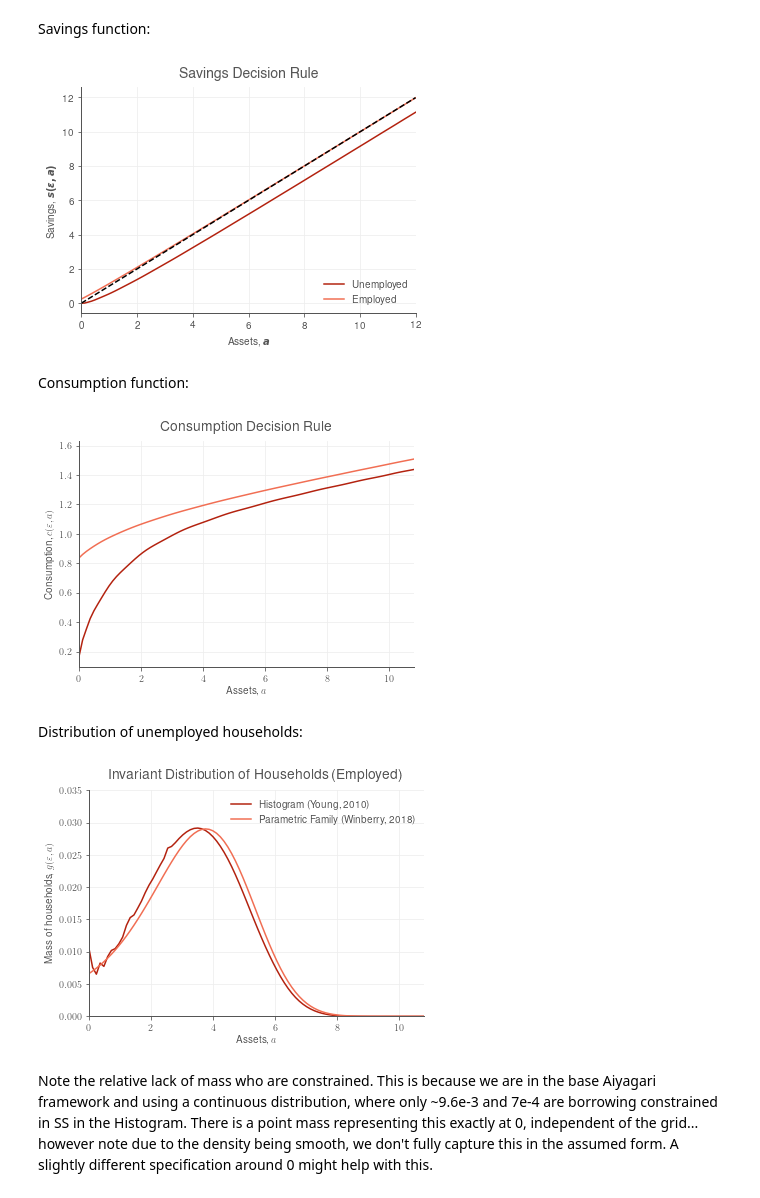
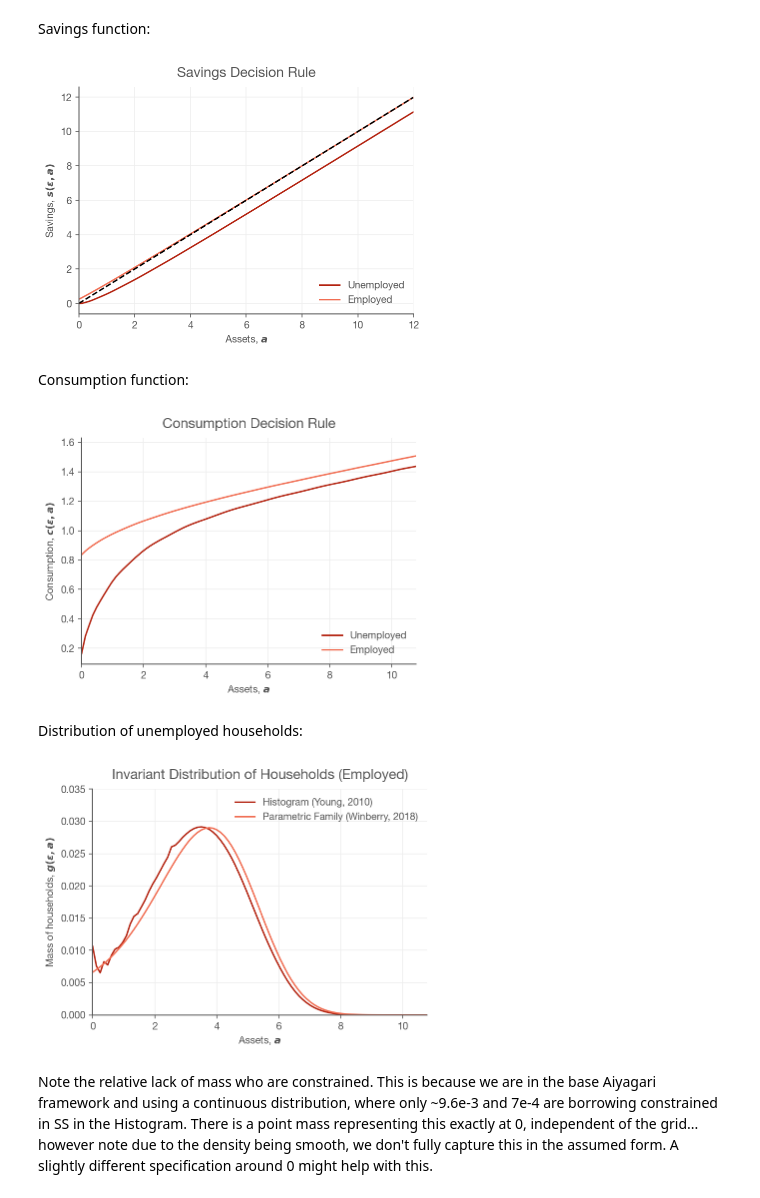
Before and after one commit to bkaplowitz/Code-Replication-Winberry, a Jupyter notebook: replication_winberry_2018.ipynb, the cells around one changed output. Cells and saved outputs as stored; diff of their text form; code cells hidden in the pictures.

```diff
--- a/replication_winberry_2018.ipynb
+++ b/replication_winberry_2018.ipynb
@@ -403,20 +407,16 @@ Savings function:
 # %%
 # savings function
 plt.figure()
 plt.plot(assets_grid_fine.ravel(), assets_prime[0,:],assets_grid_fine.ravel(), assets_prime[1,:],assets_grid_fine.ravel(), assets_grid_fine.ravel(), 'k--' )
-plt.rcParams.update({
-    "text.usetex": True,
-    "font.family": "sans-serif",
-    "font.sans-serif": ["Helvetica"]})
 plt.ylabel(r'Savings, $s(\varepsilon,a)$')
 plt.xlim([a_bar,12])
 plt.xlabel(r'Assets, $a$')
 plt.title('Savings Decision Rule')
 plt.legend(('Unemployed', 'Employed'), loc = 'lower right')
 plt.grid()
 plt.show()
 # %% [output]
-[figure, old version]
+[figure, new version]
 # %% [markdown]
 Consumption function:
 # %%
@@ -427,10 +427,11 @@ plt.xlabel(r'Assets, $a$')
 plt.ylabel(r'Consumption, $c(\varepsilon,a)$')
 plt.xlim([a_bar,.9*assets_max])
 plt.title('Consumption Decision Rule')
-plt.legend('Unemployed', 'Employed', loc='bottom right')
+plt.legend(('Unemployed', 'Employed'), loc='lower right')
 plt.grid()
+plt.show()
 # %% [output]
-[figure, old version]
+[figure, new version]
 # %% [markdown]
 Distribution of unemployed households:
 # %%
@@ -446,7 +447,7 @@ plt.ylim([0,.035])
 plt.grid()
 plt.show()
 # %% [output]
-[figure, old version]
+[figure, new version]
 # %% [markdown]
 Note the relative lack of mass who are constrained. This is because we are in the base Aiyagari framework and using a continuous distribution, where only ~9.6e-3 and 7e-4 are borrowing constrained in SS in the Histogram. There is a point mass representing this exactly at 0, independent of the grid... however note due to the density being smooth, we don't fully capture this in the assumed form. A slightly different specification around 0 might help with this.
 # %%
```
Also changed, not shown: parts of 15 cells of this notebook, 9 other files.
